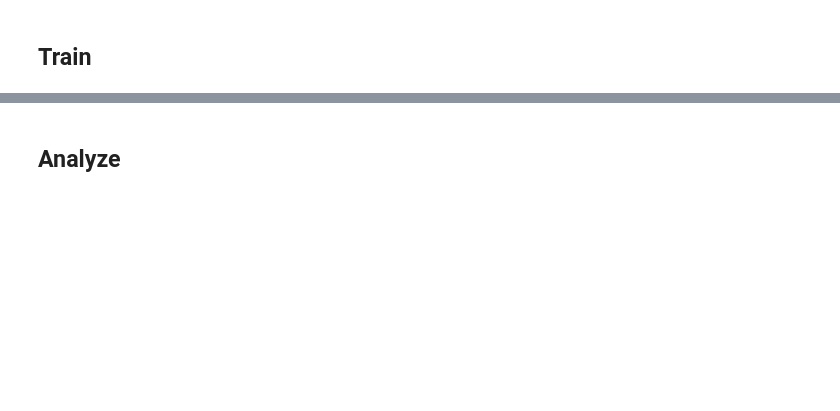
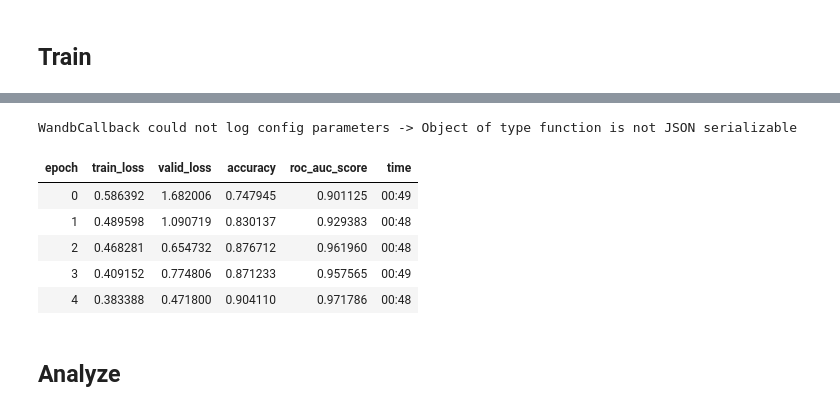
Before and after one commit to bwolfson97/plant_pathology, a Jupyter notebook: dev_nbs/experiments.ipynb, the cells around one changed output, grey strips where cells are left out. Saved outputs shown, nothing was run; the diff lists cells and outputs as text; code cells hidden in the pictures; blank space fills up the shorter version.

```diff
--- a/dev_nbs/experiments.ipynb
+++ b/dev_nbs/experiments.ipynb
@@ -24,2 +57,12 @@ learn = cnn_learner(dls, resnet18, metrics=[accuracy, RocAuc], cbs=Wan)
+# %%
+learn.fit_one_cycle(5, slice(2e-4, 2e-3))
+# %% [output]
+WandbCallback could not log config parameters -> Object of type function is not JSON serializable
+| epoch | train_loss | valid_loss | accuracy | roc_auc_score | time |
+| 0 | 0.586392 | 1.682006 | 0.747945 | 0.901125 | 00:49 |
+| 1 | 0.489598 | 1.090719 | 0.830137 | 0.929383 | 00:48 |
+| 2 | 0.468281 | 0.654732 | 0.876712 | 0.961960 | 00:48 |
+| 3 | 0.409152 | 0.774806 | 0.871233 | 0.957565 | 00:49 |
+| 4 | 0.383388 | 0.471800 | 0.904110 | 0.971786 | 00:48 |
 # %% [markdown]
 ## Analyze
```
Also changed, not shown: parts of 15 cells of this notebook, 5 other files.
